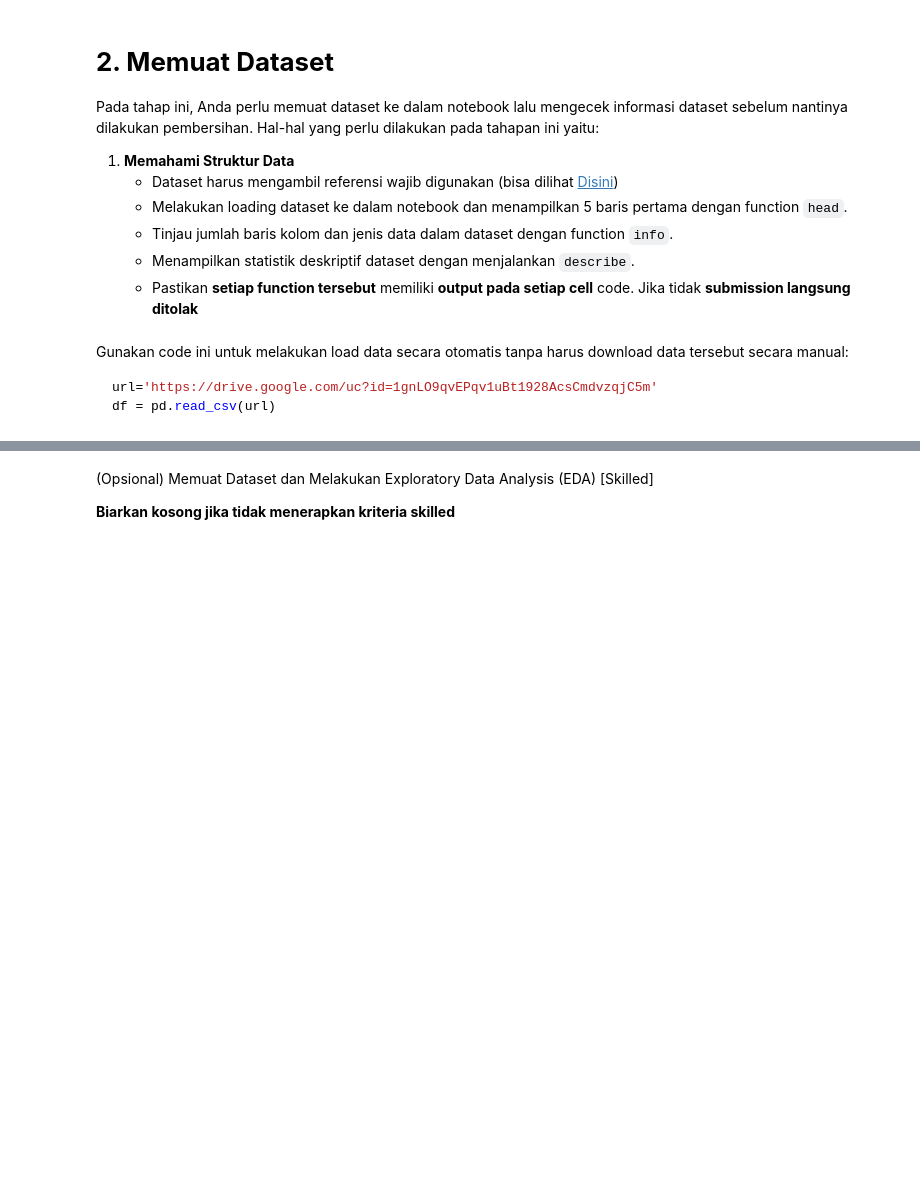
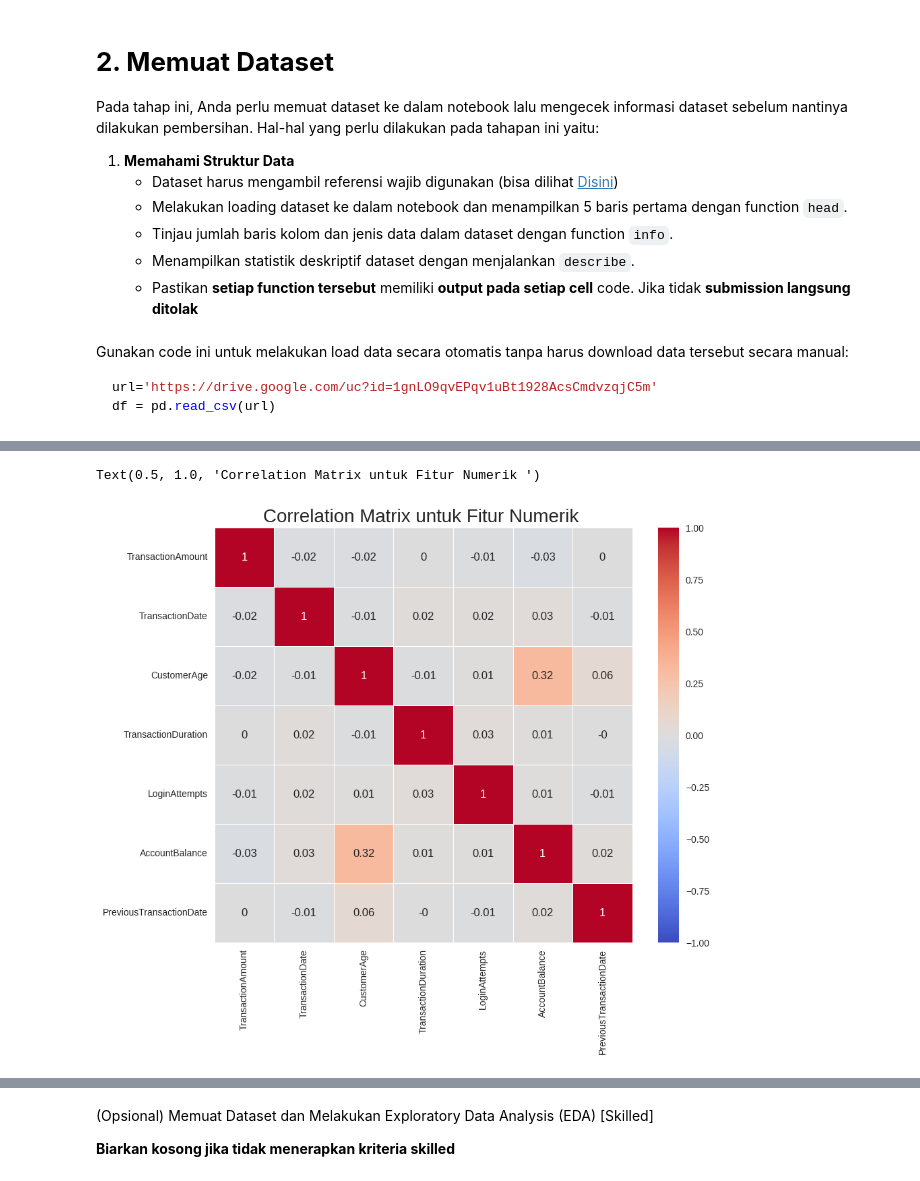
Before and after one commit to axiomjo/Exploring_Basic_Machine_Learning_Models, a Jupyter notebook: [Clustering]_Submission_Akhir_BMLP_Josephine_Dermawan.ipynb, the cells around one changed output, grey strips where cells are left out. Cells and saved outputs as stored; diff of their text form; code cells hidden in the pictures; blank space fills up the shorter version.

````diff
--- a/[Clustering]_Submission_Akhir_BMLP_Josephine_Dermawan.ipynb
+++ b/[Clustering]_Submission_Akhir_BMLP_Josephine_Dermawan.ipynb
@@ -44,6 +45,9 @@ Gunakan code ini untuk melakukan load data secara otomatis tanpa harus download
 url='https://drive.google.com/uc?id=1gnLO9qvEPqv1uBt1928AcsCmdvzqjC5m'
 df = pd.read_csv(url)
 ```
+# %%
+url='https://drive.google.com/uc?id=1gnLO9qvEPqv1uBt1928AcsCmdvzqjC5m'
+df = pd.read_csv(url)
 # %%
 # Tampilkan 5 baris pertama dengan function head.
 df.head(5)
@@ -55,0 +98,6 @@ df.describe
+# %%
+# Create a deep copy of the DataFrame df
+NYOBA = df.copy(deep=True)
+
+# Display the head of the new DataFrame to verify
+display(NYOBA.head())
@@ -55,0 +111,3 @@ df.describe
+# %%
+NYOBA['TransactionDate'] = pd.to_datetime(NYOBA['TransactionDate'])
+NYOBA['PreviousTransactionDate'] = pd.to_datetime(NYOBA['PreviousTransactionDate'])
@@ -55,0 +134,23 @@ df.describe
+# %%
+# prompt: choosing only collumns with float64 and datetime64 datatypes to be feeded into correclation matrix
+
+# Select only columns with float64 and datetime64 dtypes
+df_corr = NYOBA.select_dtypes(include=['float64', 'datetime64[ns]'])
+
+# You can optionally display the info of the selected DataFrame to verify
+df_corr.info()
+
+# You can now calculate the correlation matrix on df_corr
+# For demonstration purposes, let's show how to calculate a correlation matrix
+# Note: Correlation matrix is typically calculated on numerical data.
+# You might need to handle datetime columns depending on your analysis.
+# If you want to calculate correlation between numerical columns only:
+kolom_angka = NYOBA.select_dtypes(include=['float64','datetime64'])
+dataframe_correlation_matrix = kolom_angka.corr().round(2)
+display(dataframe_correlation_matrix)
+
+# If you need to use datetime columns for correlation (which is less common directly)
+# you might need to extract features like timestamp or convert them to numerical representations.
+# For this task, focusing on the instruction to select float64 and datetime64:
+print("\nDataFrame with float64 and datetime64 columns for potential correlation analysis:")
+display(dataframe_correlation_matrix.head())
@@ -55,0 +187,9 @@ df.describe
+# %%
+mpl.figure(figsize=(10, 8))
+
+# Untuk menge-print nilai di dalam kotak, gunakan parameter anot=True
+sb.heatmap(data= dataframe_correlation_matrix, annot=True, cmap='coolwarm', linewidths=0.5,vmin=-1, vmax=1 )
+mpl.title("Correlation Matrix untuk Fitur Numerik ", size=20)
+# %% [output]
+Text(0.5, 1.0, 'Correlation Matrix untuk Fitur Numerik ')
+[figure, added]
````
Also changed, not shown: parts of 13 cells of this notebook.
